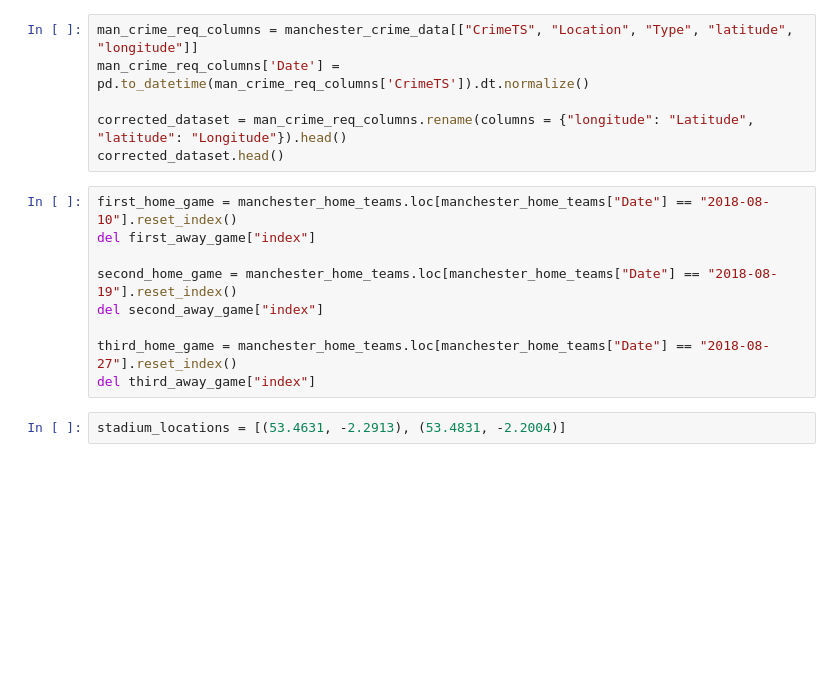
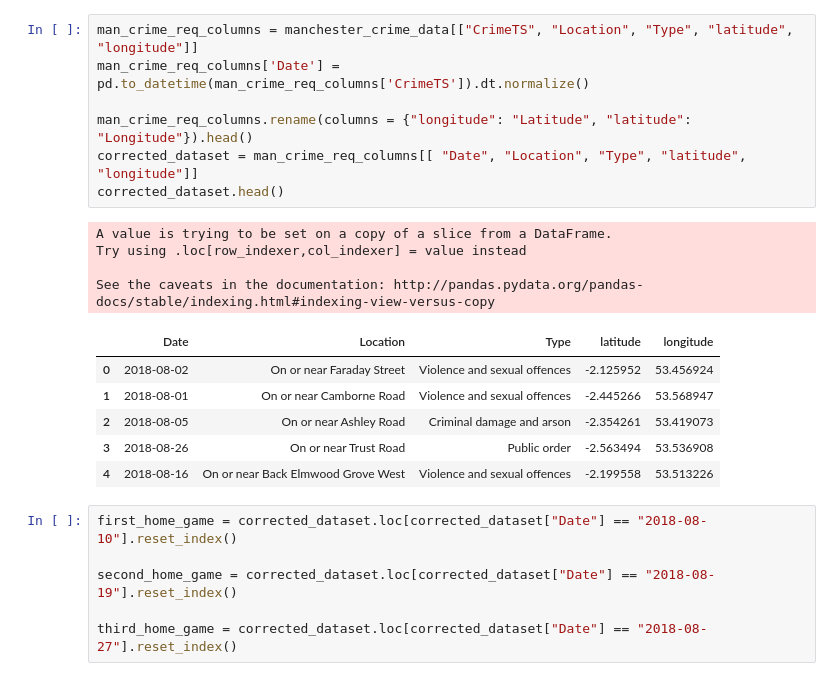
Before and after one commit to chienyuanhung/Project-1---EPL, a Jupyter notebook: manchester_home_games.ipynb, the cells around one changed output. Saved outputs shown, nothing was run; the diff lists cells and outputs as text; blank space fills up the shorter version.

```diff
--- a/manchester_home_games.ipynb
+++ b/manchester_home_games.ipynb
@@ -36,17 +83,24 @@ manchester_crime_data.head()
 # %%
 man_crime_req_columns = manchester_crime_data[["CrimeTS", "Location", "Type", "latitude", "longitude"]]
 man_crime_req_columns['Date'] = pd.to_datetime(man_crime_req_columns['CrimeTS']).dt.normalize()
 
-corrected_dataset = man_crime_req_columns.rename(columns = {"longitude": "Latitude", "latitude": "Longitude"}).head()
+man_crime_req_columns.rename(columns = {"longitude": "Latitude", "latitude": "Longitude"}).head()
+corrected_dataset = man_crime_req_columns[[ "Date", "Location", "Type", "latitude", "longitude"]]
 corrected_dataset.head()
+# %% [output]
+A value is trying to be set on a copy of a slice from a DataFrame.
+Try using .loc[row_indexer,col_indexer] = value instead
+
+See the caveats in the documentation: http://pandas.pydata.org/pandas-docs/stable/indexing.html#indexing-view-versus-copy
+|  | Date | Location | Type | latitude | longitude |
+| 0 | 2018-08-02 | On or near Faraday Street | Violence and sexual offences | -2.125952 | 53.456924 |
+| 1 | 2018-08-01 | On or near Camborne Road | Violence and sexual offences | -2.445266 | 53.568947 |
+| 2 | 2018-08-05 | On or near Ashley Road | Criminal damage and arson | -2.354261 | 53.419073 |
+| 3 | 2018-08-26 | On or near Trust Road | Public order | -2.563494 | 53.536908 |
+| 4 | 2018-08-16 | On or near Back Elmwood Grove West | Violence and sexual offences | -2.199558 | 53.513226 |
 # %%
-first_home_game = manchester_home_teams.loc[manchester_home_teams["Date"] == "2018-08-10"].reset_index()
-del first_away_game["index"]
+first_home_game = corrected_dataset.loc[corrected_dataset["Date"] == "2018-08-10"].reset_index()
 
-second_home_game = manchester_home_teams.loc[manchester_home_teams["Date"] == "2018-08-19"].reset_index()
-del second_away_game["index"]
+second_home_game = corrected_dataset.loc[corrected_dataset["Date"] == "2018-08-19"].reset_index()
 
-third_home_game = manchester_home_teams.loc[manchester_home_teams["Date"] == "2018-08-27"].reset_index()
-del third_away_game["index"]
+third_home_game = corrected_dataset.loc[corrected_dataset["Date"] == "2018-08-27"].reset_index()
-# %%
-stadium_locations = [(53.4631, -2.2913), (53.4831, -2.2004)]
```
Also changed, not shown: parts of 9 cells of this notebook, 1 other file.
